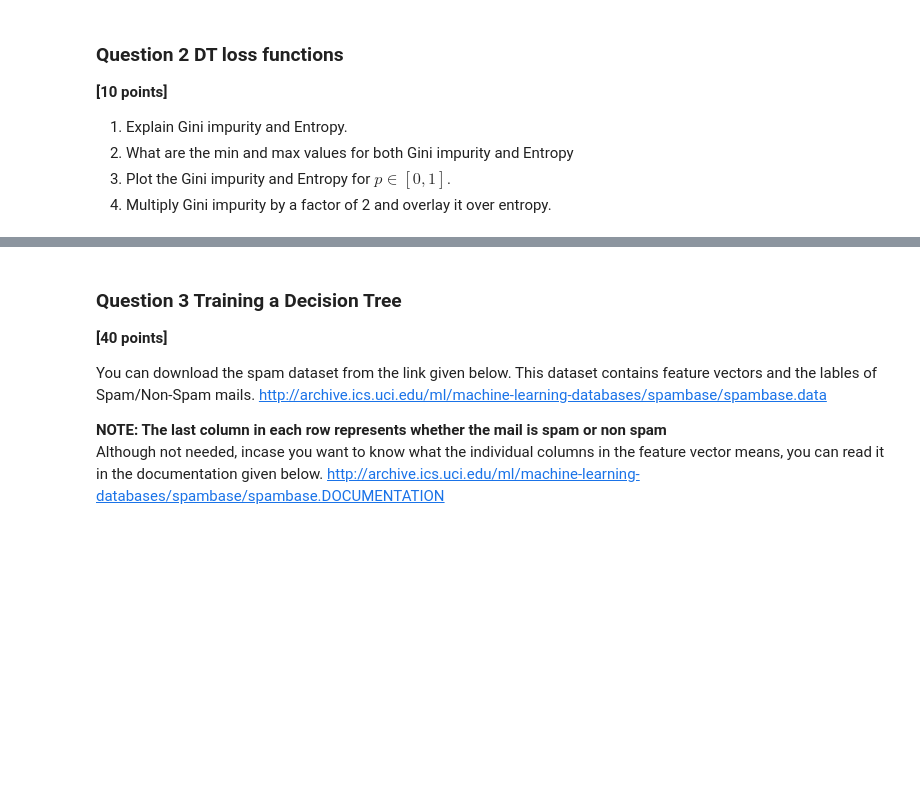
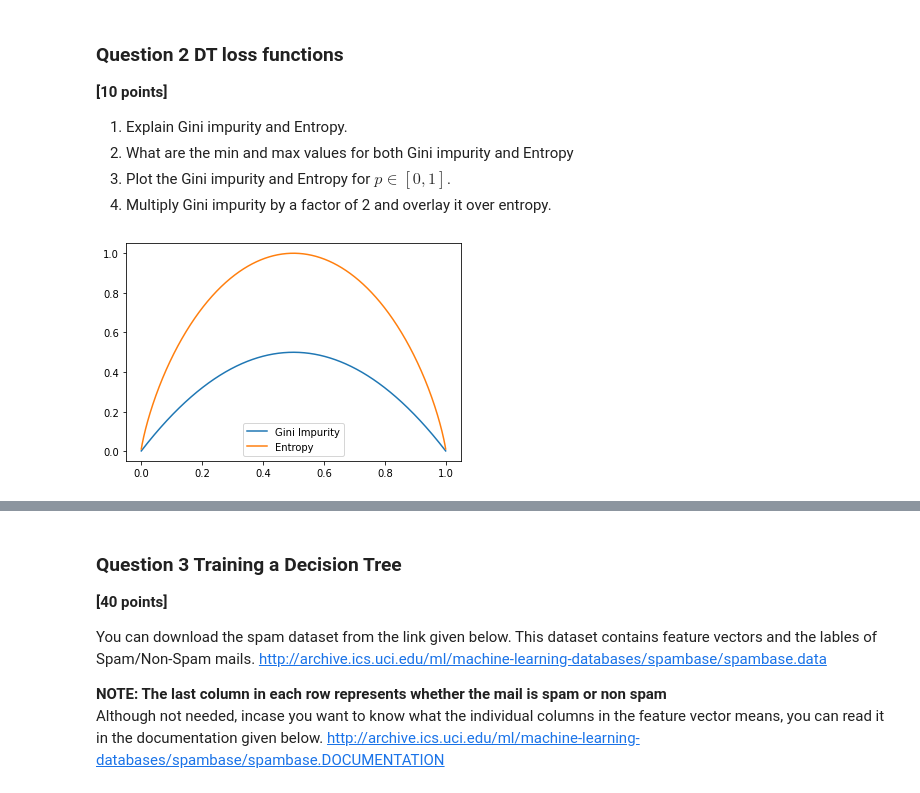
Before and after one commit to shikhar-saxena/smai-ast3, a Jupyter notebook: Assignment 3.ipynb, the cells around one changed output, grey strips where cells are left out. Saved outputs shown, nothing was run; the diff lists cells and outputs as text; code cells hidden in the pictures; blank space fills up the shorter version.

```diff
--- a/Assignment 3.ipynb
+++ b/Assignment 3.ipynb
@@ -95,0 +101,20 @@ The full Decision Tree learnt for this dataset is shown as follows:
+# %%
+# 3. Plot the Gini impurity and Entropy for p in [0,1]
+
+p = np.linspace(0.001,0.999,1000)
+
+def gini_index(p):
+    return 1 - p**2 - (1 - p)**2
+
+def entropy(p):
+    return -p * np.log2(p) - (1 - p) * np.log2(1 - p)
+
+gini = gini_index(p)
+entropy = entropy(p)
+
+plt.plot(p, gini, label = 'Gini Impurity')
+plt.plot(p, entropy, label = 'Entropy')
+plt.legend()
+plt.show()
+# %% [output]
+[figure, added]
```
Also changed, not shown: parts of 3 cells of this notebook.
